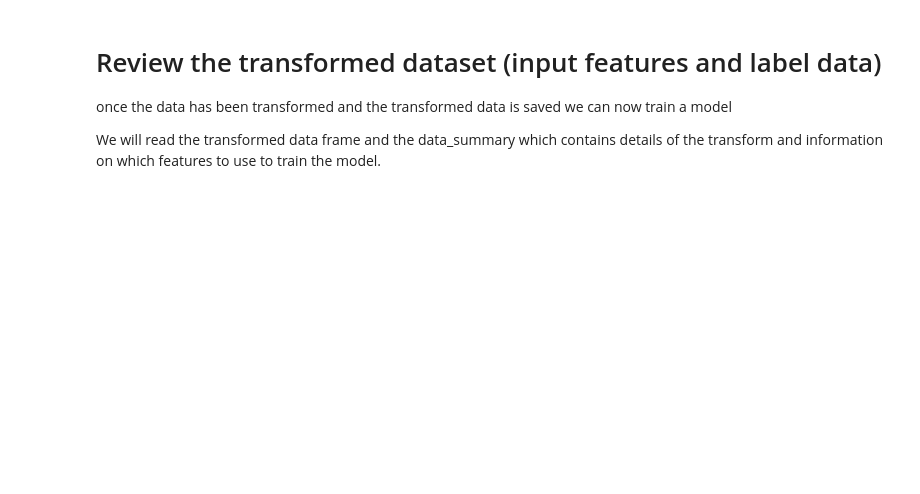
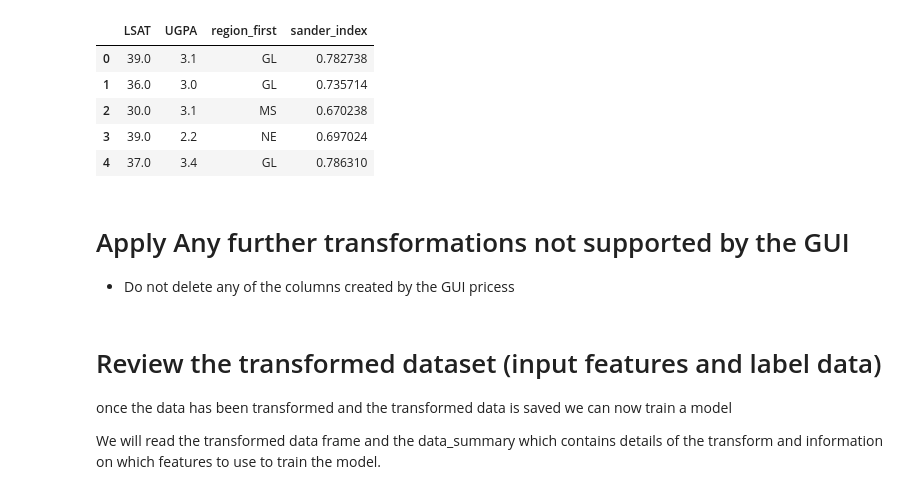
Before and after one commit to aideenf/Thesis-Fairness-in-ranking, a Jupyter notebook: FIR_Main_Analysis.ipynb, the cells around one changed output. Saved outputs shown, nothing was run; the diff lists cells and outputs as text; code cells hidden in the pictures; blank space fills up the shorter version.

```diff
--- a/FIR_Main_Analysis.ipynb
+++ b/FIR_Main_Analysis.ipynb
@@ -7,0 +40,4 @@ The autoreload extension is already loaded. To reload it, use:
+# %%
+#For any rendering issue with plotly, eg browser freeze.. see https://github.com/jupyterlab/jupyter-renderers/issues/165
+dpUI = data_pre_process_UI()
+dpUI.render()
@@ -8,3 +58,15 @@ The autoreload extension is already loaded. To reload it, use:
+# %%
+display (dpUI.non_protected_feature_set_df.head())
+# %% [output]
+|  | LSAT | UGPA | region_first | sander_index |
+| 0 | 39.0 | 3.1 | GL | 0.782738 |
+| 1 | 36.0 | 3.0 | GL | 0.735714 |
+| 2 | 30.0 | 3.1 | MS | 0.670238 |
+| 3 | 39.0 | 2.2 | NE | 0.697024 |
+| 4 | 37.0 | 3.4 | GL | 0.786310 |
+# %% [markdown]
+# Apply Any further transformations not supported by the GUI
+- Do not delete any of the columns created by the GUI pricess
 # %% [markdown]
 # Review the transformed dataset (input features and label data)
 
```
Also changed, not shown: parts of 19 cells of this notebook, 2 other files.
